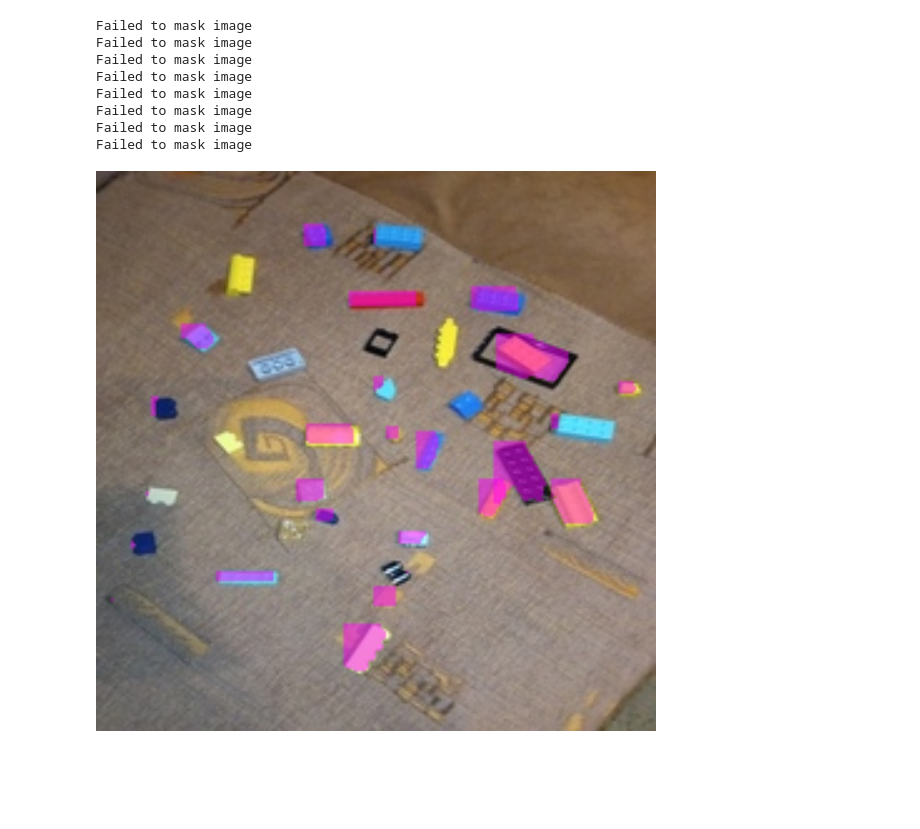
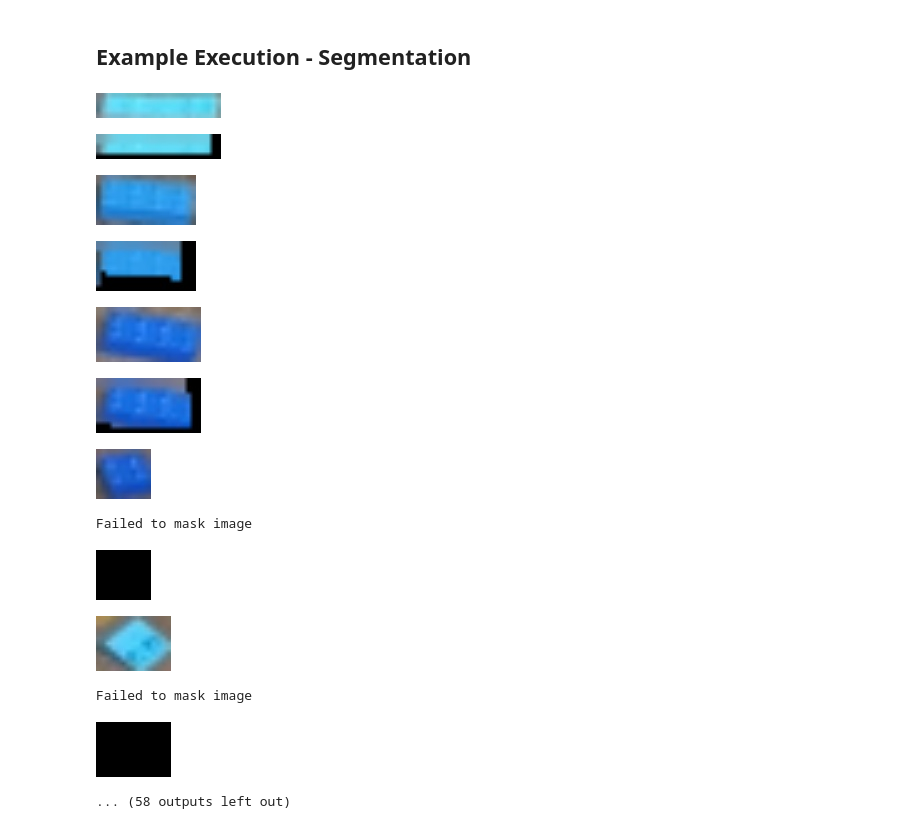
Before and after one commit to Johnny-droid/Lego-Image-Detector, a Jupyter notebook: p2/task3/task3.ipynb, the cells around one changed output. Drawn from its saved outputs; the diff is of its cells as text; code cells hidden in the pictures; blank space fills up the shorter version.

```diff
--- a/p2/task3/task3.ipynb
+++ b/p2/task3/task3.ipynb
@@ -257,12 +253,18 @@ bbs = run_frcnn(model_faster, test_image)
-# %%
-getSegmentationImg(loadImage(test_image), bbs)
-# %% [output]
-Failed to mask image
-Failed to mask image
-Failed to mask image
-Failed to mask image
-Failed to mask image
-Failed to mask image
-Failed to mask image
-Failed to mask image
-[figure, removed]
+# %% [markdown]
+## Example Execution - Segmentation
+# %%
+ApplyImageSegmentation(LoadImage(test_image), bbs_faster)
+# %% [output]
+[figure, added]
+[figure, added]
+[figure, added]
+[figure, added]
+[figure, added]
+[figure, added]
+[figure, added]
+Failed to mask image
+[figure, added]
+[figure, added]
+Failed to mask image
+[figure, added]
+... (58 outputs left out)
```
Also changed, not shown: parts of 19 cells of this notebook.
